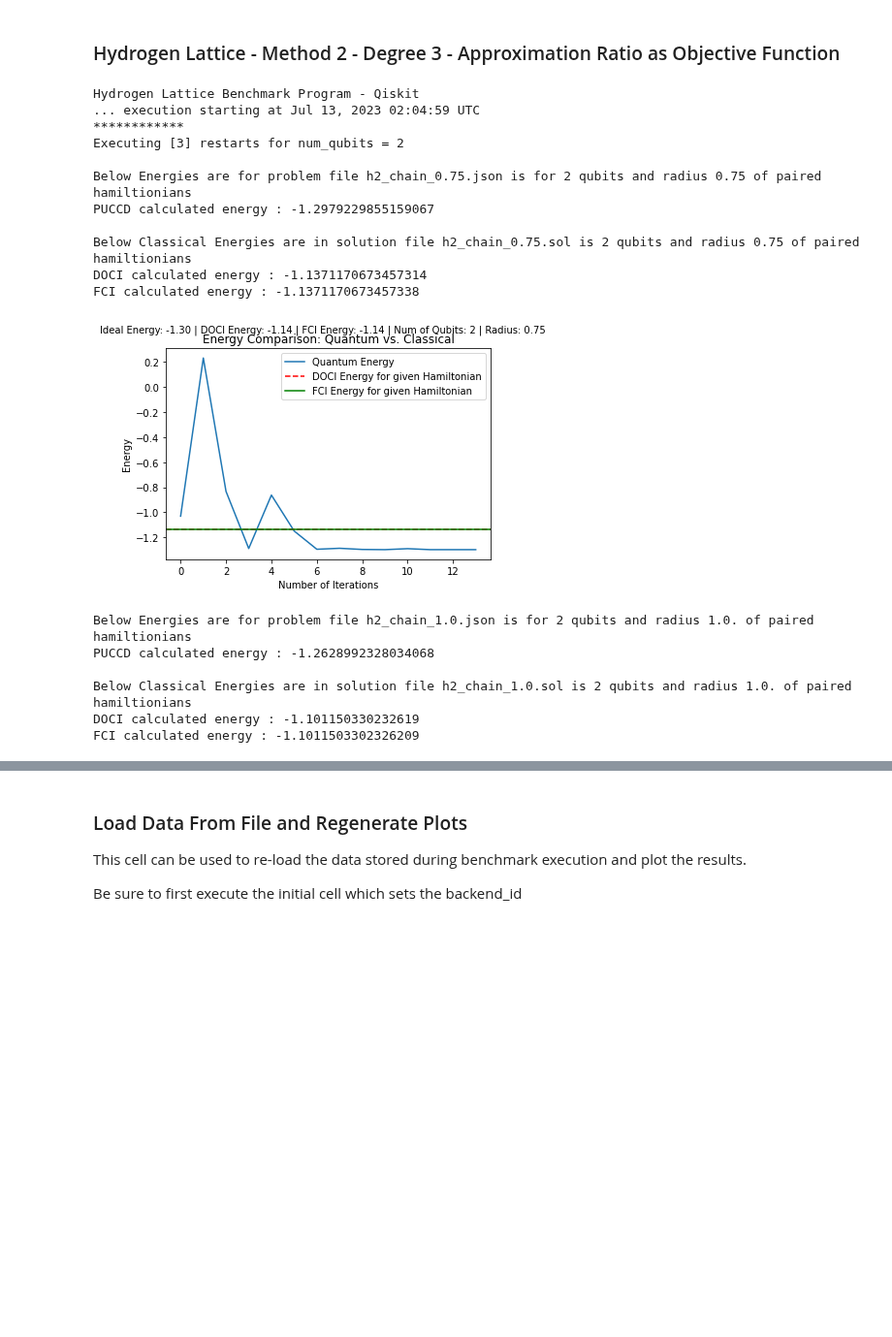
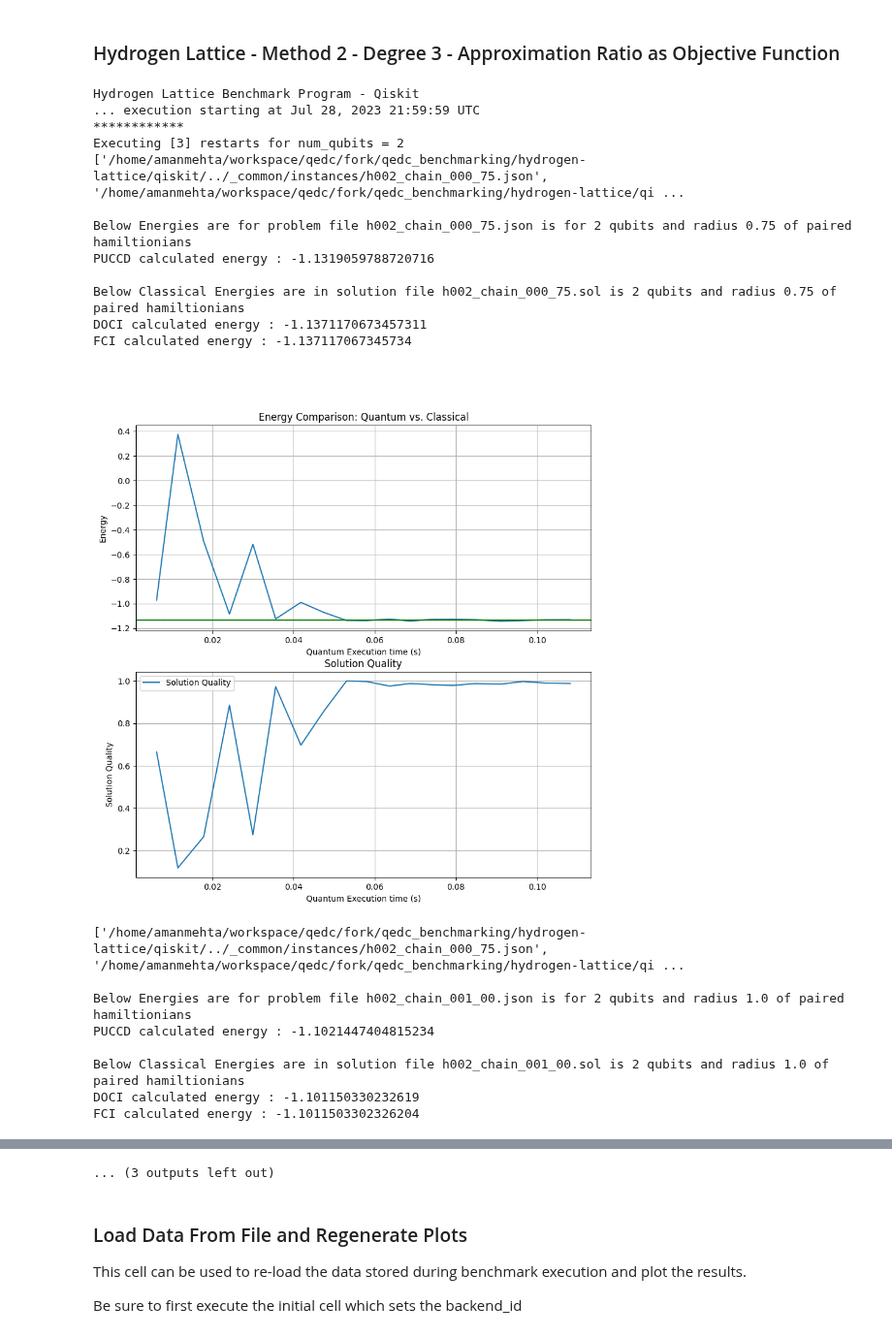
Before and after one commit to SRI-International/QC-App-Oriented-Benchmarks, a Jupyter notebook: hydrogen-lattice/qiskit/benchmarks-qiskit-add-hydrogen-lattice.ipynb, the cells around one changed output, grey strips where cells are left out. Shown at 97% size. Saved outputs shown, nothing was run; the diff lists cells and outputs as text; code cells hidden in the pictures; blank space fills up the shorter version.

Commit message:
accuracy volume changes and ipynb modifications

```diff
--- a/hydrogen-lattice/qiskit/benchmarks-qiskit-add-hydrogen-lattice.ipynb
+++ b/hydrogen-lattice/qiskit/benchmarks-qiskit-add-hydrogen-lattice.ipynb
@@ -83,42 +96,45 @@ Executing [2] circuits for num_qubits = 4
 # %%
 import sys
 sys.path.insert(1, "hydrogen-lattice/qiskit")
 import hydrogen_lattice_benchmark
 
 # set noise to None for testing
 import execute
 execute.set_noise_model(None)
 
 # execute and display options
-objective_func_type = 'approx_ratio'
-score_metric=['approx_ratio', 'cvar_ratio']
-x_metric=['cumulative_elapsed_time', 'cumulative_exec_time', 'cumulative_opt_exec_time']
+objective_func_type = 'solution_quality'
+score_metric=['solution_quality', 'accuracy_volume']
+x_metric=['cumulative_elapsed_time', 'cumulative_exec_time']
 
 # Note: the plots produced by this benchmark only use the last of the problems at each width
 
 hydrogen_lattice_benchmark.run(
     min_qubits=min_qubits, max_qubits=max_qubits, max_circuits=max_circuits, num_shots=num_shots,
     method=2, radius=None, do_fidelities=False, parameterized=False,
     score_metric=score_metric, x_metric=x_metric, save_res_to_file=True,
     backend_id=backend_id, provider_backend=provider_backend,
     hub=hub, group=group, project=project, exec_options=exec_options
 )
 # %% [output]
 Hydrogen Lattice Benchmark Program - Qiskit
-... execution starting at Jul 13, 2023 02:04:59 UTC
+... execution starting at Jul 28, 2023 21:59:59 UTC
 ************
 Executing [3] restarts for num_qubits = 2
+['/home/amanmehta/workspace/qedc/fork/qedc_benchmarking/hydrogen-lattice/qiskit/../_common/instances/h002_chain_000_75.json', '/home/amanmehta/workspace/qedc/fork/qedc_benchmarking/hydrogen-lattice/qi ...
 
-Below Energies are for problem file h2_chain_0.75.json is for 2 qubits and radius 0.75 of paired hamiltionians
-PUCCD calculated energy : -1.2979229855159067
+Below Energies are for problem file h002_chain_000_75.json is for 2 qubits and radius 0.75 of paired hamiltionians
+PUCCD calculated energy : -1.1319059788720716
 
-Below Classical Energies are in solution file h2_chain_0.75.sol is 2 qubits and radius 0.75 of paired hamiltionians
-DOCI calculated energy : -1.1371170673457314
-FCI calculated energy : -1.1371170673457338
+Below Classical Energies are in solution file h002_chain_000_75.sol is 2 qubits and radius 0.75 of paired hamiltionians
+DOCI calculated energy : -1.1371170673457311
+FCI calculated energy : -1.137117067345734
-[figure, old version]
+[figure, new version]
-Below Energies are for problem file h2_chain_1.0.json is for 2 qubits and radius 1.0. of paired hamiltionians
-PUCCD calculated energy : -1.2628992328034068
+['/home/amanmehta/workspace/qedc/fork/qedc_benchmarking/hydrogen-lattice/qiskit/../_common/instances/h002_chain_000_75.json', '/home/amanmehta/workspace/qedc/fork/qedc_benchmarking/hydrogen-lattice/qi ...
 
-Below Classical Energies are in solution file h2_chain_1.0.sol is 2 qubits and radius 1.0. of paired hamiltionians
+Below Energies are for problem file h002_chain_001_00.json is for 2 qubits and radius 1.0 of paired hamiltionians
+PUCCD calculated energy : -1.1021447404815234
+
+Below Classical Energies are in solution file h002_chain_001_00.sol is 2 qubits and radius 1.0 of paired hamiltionians
 DOCI calculated energy : -1.101150330232619
-FCI calculated energy : -1.1011503302326209
+FCI calculated energy : -1.1011503302326204
@@ -157,3 +189,4 @@ FCI calculated energy : -2.0839356356450756
+... (3 outputs left out)
 # %% [markdown]
 ### Load Data From File and Regenerate Plots
 This cell can be used to re-load the data stored during benchmark execution and plot the results.
```
Also changed, not shown: parts of 3 cells of this notebook, 2 other files.
